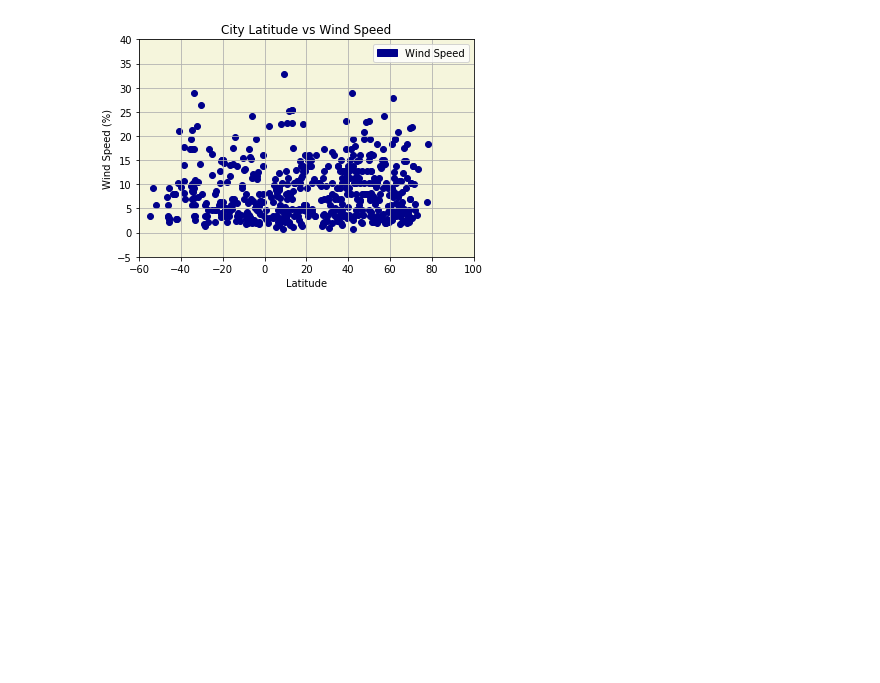
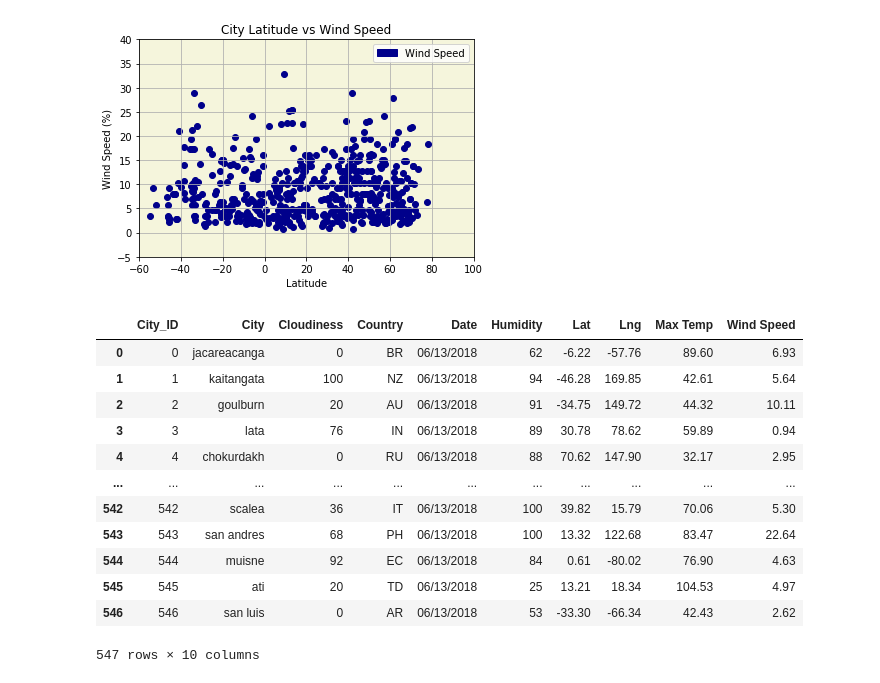
Before and after one commit to jdilligard/SMU_Homework, a Jupyter notebook: 11-Web/Web-Design-Challenge/Resources/GenPlots.ipynb, the cells around one changed output. Cells and saved outputs as stored; diff of their text form; code cells hidden in the pictures; blank space fills up the shorter version.

```diff
--- a/11-Web/Web-Design-Challenge/Resources/GenPlots.ipynb
+++ b/11-Web/Web-Design-Challenge/Resources/GenPlots.ipynb
@@ -117,3 +130,19 @@ plt.savefig('..\\assests\Fig4.png')
 plt.cla()
 plt.clf()
 plt.close()
+# %%
+df
+# %% [output]
+|  | City_ID | City | Cloudiness | Country | Date | Humidity | Lat | Lng | Max Temp | Wind Speed |
+| 0 | 0 | jacareacanga | 0 | BR | 06/13/2018 | 62 | -6.22 | -57.76 | 89.60 | 6.93 |
+| 1 | 1 | kaitangata | 100 | NZ | 06/13/2018 | 94 | -46.28 | 169.85 | 42.61 | 5.64 |
+| 2 | 2 | goulburn | 20 | AU | 06/13/2018 | 91 | -34.75 | 149.72 | 44.32 | 10.11 |
+| 3 | 3 | lata | 76 | IN | 06/13/2018 | 89 | 30.78 | 78.62 | 59.89 | 0.94 |
+| 4 | 4 | chokurdakh | 0 | RU | 06/13/2018 | 88 | 70.62 | 147.90 | 32.17 | 2.95 |
+| ... | ... | ... | ... | ... | ... | ... | ... | ... | ... | ... |
+| 542 | 542 | scalea | 36 | IT | 06/13/2018 | 100 | 39.82 | 15.79 | 70.06 | 5.30 |
+| 543 | 543 | san andres | 68 | PH | 06/13/2018 | 100 | 13.32 | 122.68 | 83.47 | 22.64 |
+| 544 | 544 | muisne | 92 | EC | 06/13/2018 | 84 | 0.61 | -80.02 | 76.90 | 4.63 |
+| 545 | 545 | ati | 20 | TD | 06/13/2018 | 25 | 13.21 | 18.34 | 104.53 | 4.97 |
+| 546 | 546 | san luis | 0 | AR | 06/13/2018 | 53 | -33.30 | -66.34 | 42.43 | 2.62 |
+547 rows × 10 columns
```
Also changed, not shown: parts of 5 cells of this notebook, 14 other files.
